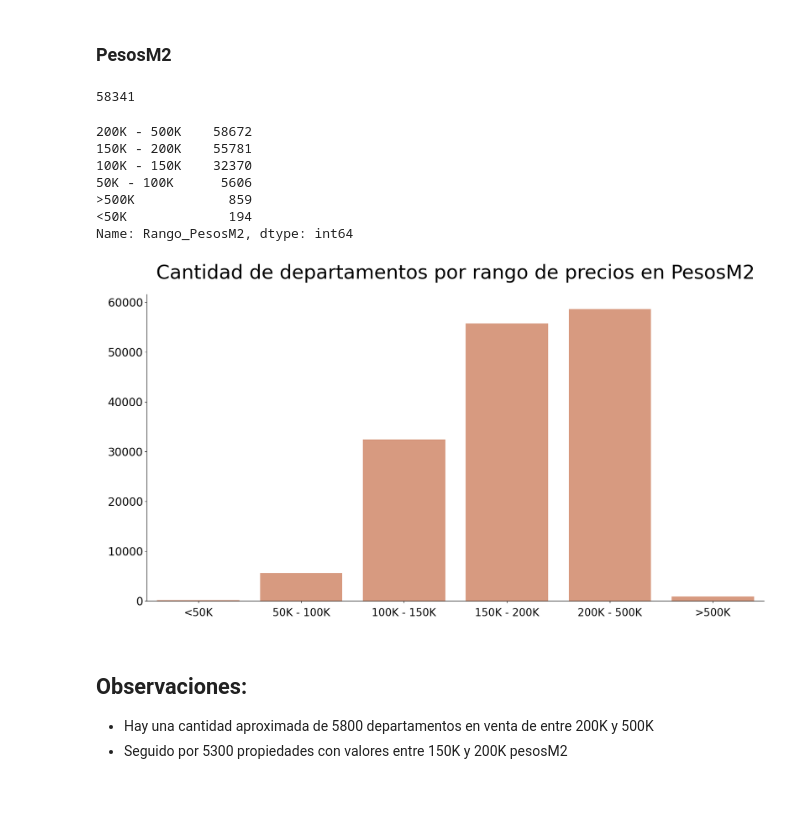
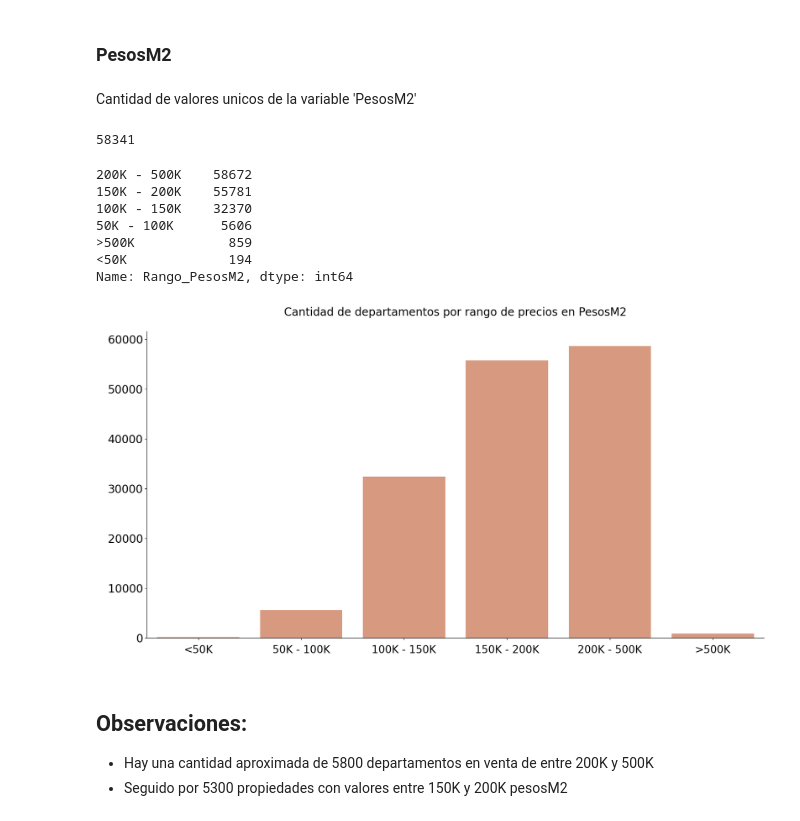
Before and after one commit to tami-pilla/DepartamentosAlquiler_Python, a Jupyter notebook: Analisis Descriptivo - Departamentos en Venta 2020.ipynb, the cells around one changed output. Drawn from its saved outputs; the diff is of its cells as text; code cells hidden in the pictures; blank space fills up the shorter version.

```diff
--- a/Analisis Descriptivo - Departamentos en Venta 2020.ipynb
+++ b/Analisis Descriptivo - Departamentos en Venta 2020.ipynb
@@ -500,10 +508,12 @@ plt.show()
 - Le siguen unas 2300 a 2500 propiedades con valores en dolares entre los 75K y 100K , y entre 250K y 500K respectivamente
 # %% [markdown]
 ### **PesosM2**
-# %%
-len(data['PesosM2'].unique())
-# %% [output]
-58341
+# %% [markdown]
+Cantidad de valores unicos de la variable 'PesosM2'
+# %%
+len(data['PesosM2'].unique())
+# %% [output]
+58341
 # %%
 data_intervalos.loc[:, 'Rango_PesosM2'] = '<50K'
 data_intervalos.loc[(data_intervalos['PesosM2']>=50000) & (data_intervalos['PesosM2'] < 100000), 'Rango_PesosM2'] = '50K - 100K'
@@ -524,20 +534,20 @@ Name: Rango_PesosM2, dtype: int64
 # %%
 plt.figure(figsize=(20,10))
 orden = ['<50K', '50K - 100K', '100K - 150K', '150K - 200K', '200K - 500K', '>500K']
 colores = ['#E59471']
 
 sns.countplot(x='Rango_PesosM2', data=data_intervalos,palette=colores, order = orden)
 
-plt.title('Cantidad de departamentos por rango de precios en PesosM2', y=1.04, fontdict={'size':35})
+plt.title('Cantidad de departamentos por rango de precios en PesosM2', y=1.04, fontdict={'size':20})
 plt.xlabel(' ')
 plt.xticks(fontsize=19, y=-0.01)
 plt.ylabel(' ')
 plt.yticks(fontsize=20)
 
 sns.despine()
 plt.show()
 # %% [output]
-[figure, old version]
+[figure, new version]
 # %% [markdown]
 ## Observaciones:
 
```
Also changed, not shown: parts of 40 cells of this notebook.
